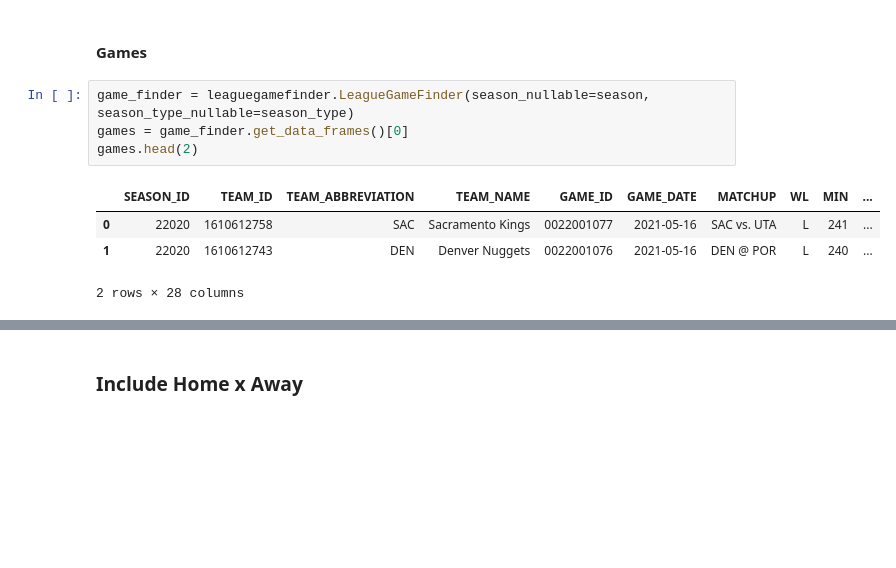
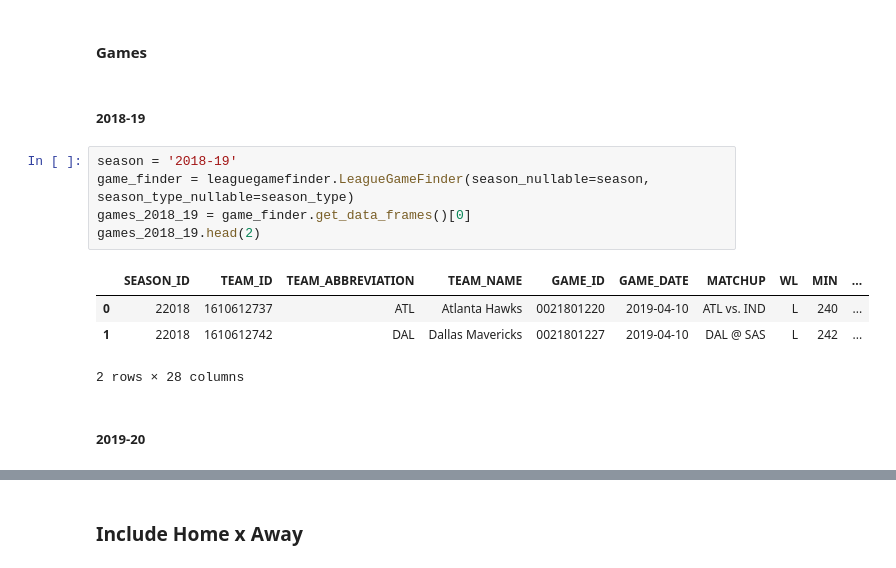
Before and after one commit to pratikgirigoswami/Player-Performance-Improvement-Prediction, a Jupyter notebook: Data Gathering/data_acquisition.ipynb, the cells around one changed output, grey strips where cells are left out. Cells and saved outputs as stored; diff of their text form; blank space fills up the shorter version.

Commit message:
Refactor the code and add data from last 3 seasons

```diff
--- a/Data Gathering/data_acquisition.ipynb
+++ b/Data Gathering/data_acquisition.ipynb
@@ -326,12 +420,17 @@ df.tail(2)
 ### Include the players team name
 # %% [markdown]
 #### Games
+# %% [markdown]
+##### 2018-19
 # %%
+season = '2018-19'
 game_finder = leaguegamefinder.LeagueGameFinder(season_nullable=season, season_type_nullable=season_type)
-games = game_finder.get_data_frames()[0]
-games.head(2)
+games_2018_19 = game_finder.get_data_frames()[0]
+games_2018_19.head(2)
 # %% [output]
 |  | SEASON_ID | TEAM_ID | TEAM_ABBREVIATION | TEAM_NAME | GAME_ID | GAME_DATE | MATCHUP | WL | MIN | ... |
-| 0 | 22020 | 1610612758 | SAC | Sacramento Kings | 0022001077 | 2021-05-16 | SAC vs. UTA | L | 241 | ... |
-| 1 | 22020 | 1610612743 | DEN | Denver Nuggets | 0022001076 | 2021-05-16 | DEN @ POR | L | 240 | ... |
+| 0 | 22018 | 1610612737 | ATL | Atlanta Hawks | 0021801220 | 2019-04-10 | ATL vs. IND | L | 240 | ... |
+| 1 | 22018 | 1610612742 | DAL | Dallas Mavericks | 0021801227 | 2019-04-10 | DAL @ SAS | L | 242 | ... |
 2 rows × 28 columns
+# %% [markdown]
+##### 2019-20
```
Also changed, not shown: parts of 54 cells of this notebook, 9 other files.
